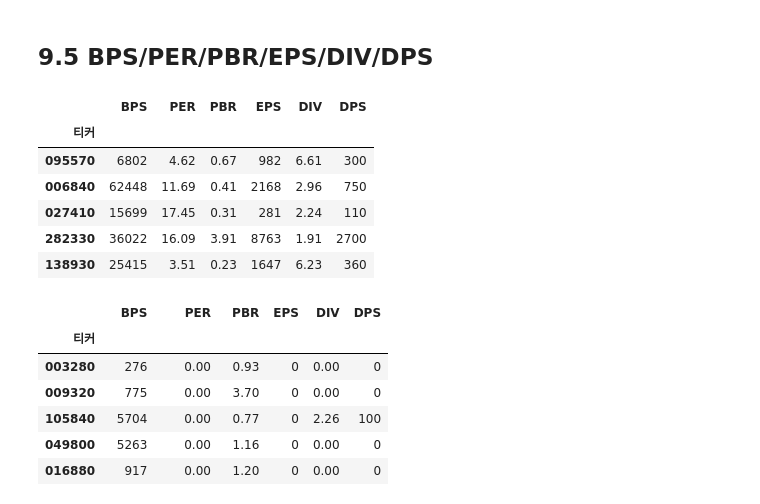
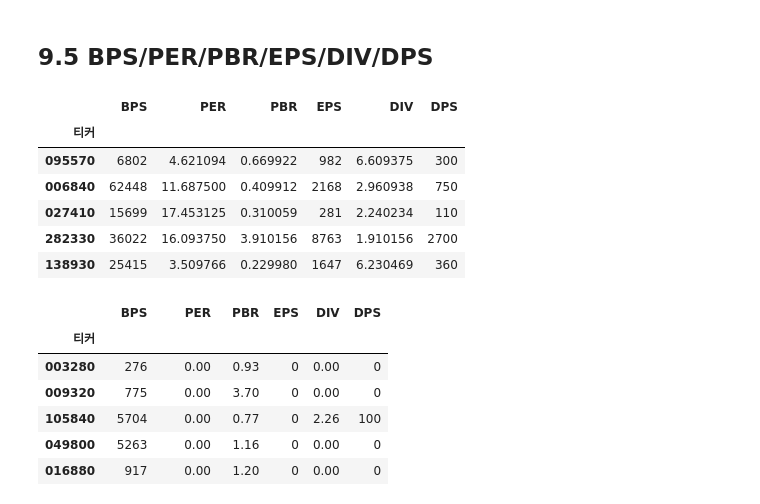
Before and after one commit to sharebook-kr/book-pandas-for-finance, a Jupyter notebook: ch09/09.ipynb, the cells around one changed output. Drawn from its saved outputs; the diff is of its cells as text; code cells hidden in the pictures.

Commit message:
pykrx API 변경  - _by_ticker, _by_date 제거

```diff
--- a/ch09/09.ipynb
+++ b/ch09/09.ipynb
@@ -127,16 +149,16 @@ for t in tickers:
 # %% [markdown]
 ## 9.5 BPS/PER/PBR/EPS/DIV/DPS
 # %%
-df = stock.get_market_fundamental_by_ticker("20210108")
+df = stock.get_market_fundamental("20210108")
 df.head()
 # %% [output]
 |  | BPS | PER | PBR | EPS | DIV | DPS |
 | 티커 |  |  |  |  |  |  |
-| 095570 | 6802 | 4.62 | 0.67 | 982 | 6.61 | 300 |
-| 006840 | 62448 | 11.69 | 0.41 | 2168 | 2.96 | 750 |
-| 027410 | 15699 | 17.45 | 0.31 | 281 | 2.24 | 110 |
-| 282330 | 36022 | 16.09 | 3.91 | 8763 | 1.91 | 2700 |
-| 138930 | 25415 | 3.51 | 0.23 | 1647 | 6.23 | 360 |
+| 095570 | 6802 | 4.621094 | 0.669922 | 982 | 6.609375 | 300 |
+| 006840 | 62448 | 11.687500 | 0.409912 | 2168 | 2.960938 | 750 |
+| 027410 | 15699 | 17.453125 | 0.310059 | 281 | 2.240234 | 110 |
+| 282330 | 36022 | 16.093750 | 3.910156 | 8763 | 1.910156 | 2700 |
+| 138930 | 25415 | 3.509766 | 0.229980 | 1647 | 6.230469 | 360 |
 # %%
 df.sort_values("PER")
 # %% [output]
```
Also changed, not shown: parts of 13 cells of this notebook.
